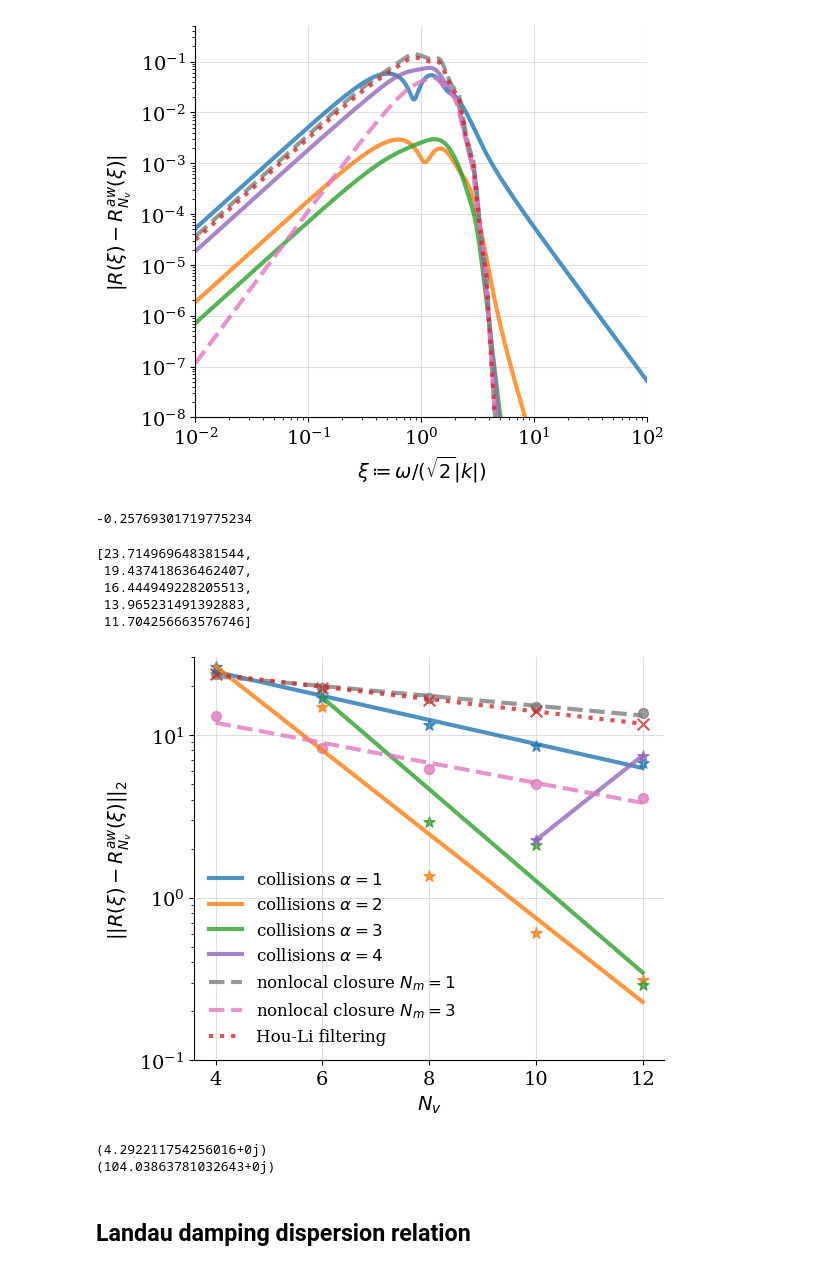
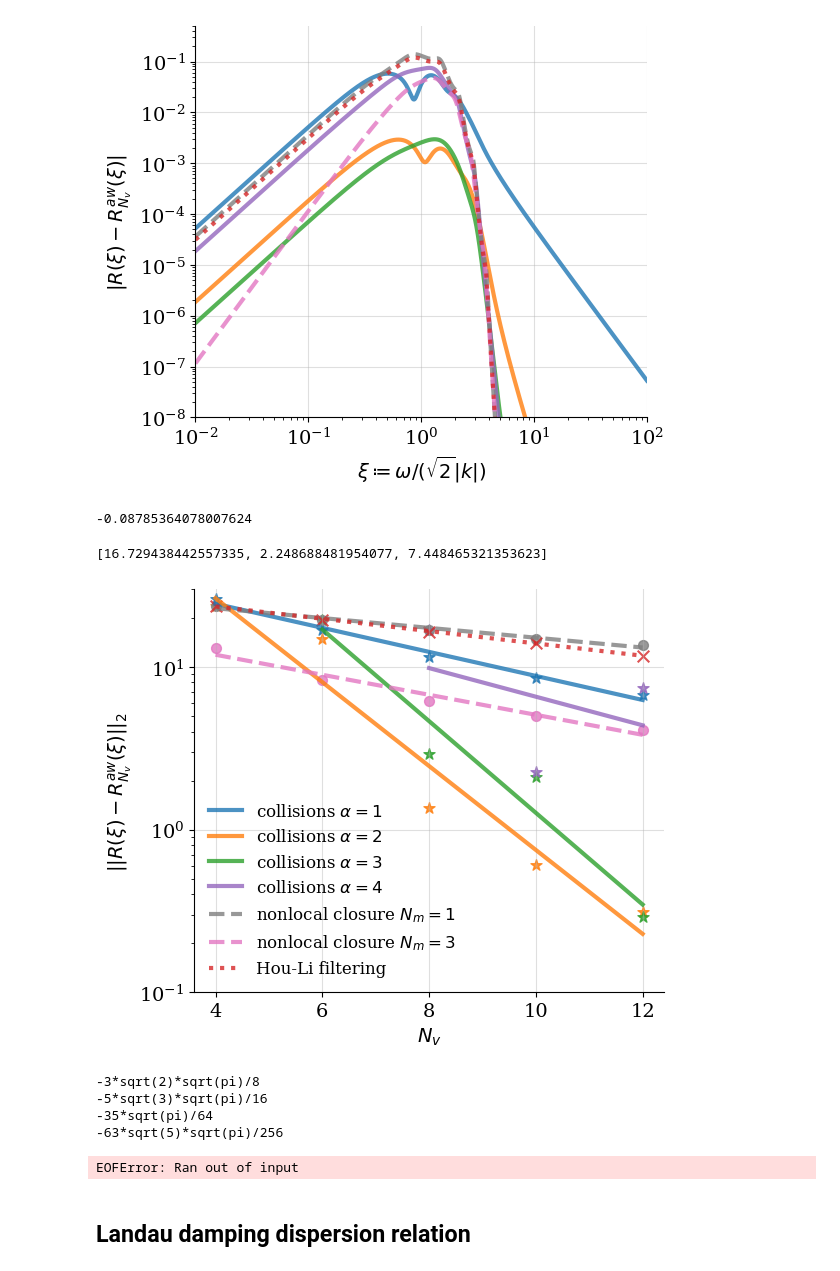
Before and after one commit to opaliss/Vlasov_Hermite_recurrence_study, a Jupyter notebook: aw_hermite/symbolic_response_function_AW_hypercollisions.ipynb, the cells around one changed output. Saved outputs shown, nothing was run; the diff lists cells and outputs as text; code cells hidden in the pictures.

```diff
--- a/aw_hermite/symbolic_response_function_AW_hypercollisions.ipynb
+++ b/aw_hermite/symbolic_response_function_AW_hypercollisions.ipynb
@@ -209,7 +209,6 @@ error_hyper1 = []
 error_hyper2 = []
 error_hyper3 = []
 error_hyper4 = []
-error_hyper5 = []
 
 # nonlocal closure
 error_HP2 = []
@@ -224,10 +223,8 @@ for Nv in x:
     error_hyper2.append(np.linalg.norm(np.abs(R_true - R_Hermite_hyper(zeta, Nv=Nv, alpha=2))))
     if Nv >=6:
         error_hyper3.append(np.linalg.norm(np.abs(R_true - R_Hermite_hyper(zeta, Nv=Nv, alpha=3))))
-    if Nv >= 10:
+    if Nv >= 8:
         error_hyper4.append(np.linalg.norm(np.abs(R_true - R_Hermite_hyper(zeta, Nv=Nv, alpha=4))))
-    if Nv >= 12:
-        error_hyper5.append(np.linalg.norm(np.abs(R_true - R_Hermite_hyper(zeta, Nv=Nv, alpha=5))))
 
     # hammett-perkins
     error_HP2.append(np.linalg.norm(np.abs(R_true - R_Hermite_HP(zeta, Nv=Nv, q=2))))
@@ -241,8 +238,7 @@ for Nv in x:
 a_hyper1, b_hyper1 = np.polyfit(x, np.log10(error_hyper1), 1)
 a_hyper2, b_hyper2 = np.polyfit(x, np.log10(error_hyper2), 1)
 a_hyper3, b_hyper3 = np.polyfit(x[1:], np.log10(error_hyper3), 1)
-a_hyper4, b_hyper4 = np.polyfit(x[3:], np.log10(error_hyper4), 1)
-a_hyper5, b_hyper5 = np.polyfit(x[4:], np.log10(error_hyper5), 1)
+a_hyper4, b_hyper4 = np.polyfit(x[2:], np.log10(error_hyper4), 1)
 
 # hammett_perkins
 a_hp2, b_hp2 = np.polyfit(x, np.log10(error_HP2), 1)
@@ -251,17 +247,13 @@ a_hp1, b_hp1 = np.polyfit(x, np.log10(error_HP1), 1)
 # filtering
 a_filter, b_filter = np.polyfit(x, np.log10(error_filter), 1)
 # %%
-a_hyper2
+a_hyper4
 # %% [output]
--0.25769301719775234
+-0.08785364078007624
 # %%
-error_filter
+error_hyper4
 # %% [output]
-[23.714969648381544,
- 19.437418636462407,
- 16.444949228205513,
- 13.965231491392883,
- 11.704256663576746]
+[16.729438442557335, 2.248688481954077, 7.448465321353623]
 # %%
 fig, ax = plt.subplots(figsize=(6, 5))
 
@@ -270,41 +262,44 @@ ax.plot(x, 10**(a_hyper1*x + b_hyper1), linewidth=3, alpha=0.8, color="tab:blue"
 
 ax.scatter(x, error_hyper2, color="tab:orange", marker="*", s=70, alpha=0.8)
 ax.plot(x, 10**(a_hyper2*x + b_hyper2), linewidth=3, alpha=0.8, color="tab:orange", label=r"collisions $\alpha=2$")
 
 ax.scatter(x[1:], error_hyper3, color="tab:green", marker="*", s=70, alpha=0.8)
 ax.plot(x[1:], 10**(a_hyper3*x[1:] + b_hyper3), linewidth=3, alpha=0.8, color="tab:green", label=r"collisions $\alpha=3$")
 
-ax.scatter(x[3:], error_hyper4, color="tab:purple", marker="*", s=70, alpha=0.8)
-ax.plot(x[3:], 10**(a_hyper4*x[3:] + b_hyper4), linewidth=3, alpha=0.8, color="tab:purple", label=r"collisions $\alpha=4$")
+ax.scatter(x[2:], error_hyper4, color="tab:purple", marker="*", s=70, alpha=0.8)
+ax.plot(x[2:], 10**(a_hyper4*x[2:] + b_hyper4), linewidth=3, alpha=0.8, color="tab:purple", label=r"collisions $\alpha=4$")
 
 ax.scatter(x, error_HP1, color="tab:gray", marker="o", s=50, alpha=0.8)
 ax.plot(x, 10**(a_hp1*x + b_hp1), color="tab:gray", linewidth=3, ls="--", alpha=0.8, label=r"nonlocal closure $N_{m}=1$")
 
 ax.scatter(x, error_HP2, color="tab:pink", marker="o", s=50, alpha=0.8)
 ax.plot(x, 10**(a_hp2*x + b_hp2), color="tab:pink", linewidth=3, ls="--", alpha=0.8, label=r"nonlocal closure $N_{m}=3$")
 
 ax.scatter(x, error_filter, color="tab:red", marker="x", s=70, alpha=0.8)
 ax.plot(x, 10**(a_filter*x + b_filter), linewidth=3, ls=":", alpha=0.8, color="tab:red", label=r"Hou-Li filtering")
 
 ax.set_xticks([4, 6, 8, 10, 12])
 ax.set_yscale("log")
 ax.set_ylim(1e-1, 30)
 ax.spines['right'].set_visible(False)
 ax.spines['top'].set_visible(False)
 ax.set_ylabel(r"$||R(\xi) - R^{aw}_{N_{v}}(\xi)||_{2}$")
 ax.set_xlabel(r"$N_{v}$")
 legend = ax.legend(ncols=1, fancybox=False, shadow=False, fontsize=12, loc="lower left")
 legend.get_frame().set_alpha(0)
 plt.grid(alpha=0.4)
 plt.tight_layout()
 plt.savefig("figs/symbolic_response_function_convergence.png", dpi=300, bbox_inches='tight')
 # %% [output]
-[figure, old version]
+[figure, new version]
 # %%
-for ii in range(10, 14, 2):
-    print(nu_Hermite_hyper(ii, 4))
+for ii in range(4, 14, 2):
+    print(nu_Hermite_HP(Nv=ii, q=1))
 # %% [output]
-(4.292211754256016+0j)
-(104.03863781032643+0j)
+-3*sqrt(2)*sqrt(pi)/8
+-5*sqrt(3)*sqrt(pi)/16
+-35*sqrt(pi)/64
+-63*sqrt(5)*sqrt(pi)/256
+EOFError: Ran out of input
 # %% [markdown]
 ## Landau damping dispersion relation
```
Also changed, not shown: parts of 2 cells of this notebook, 5 other files.
